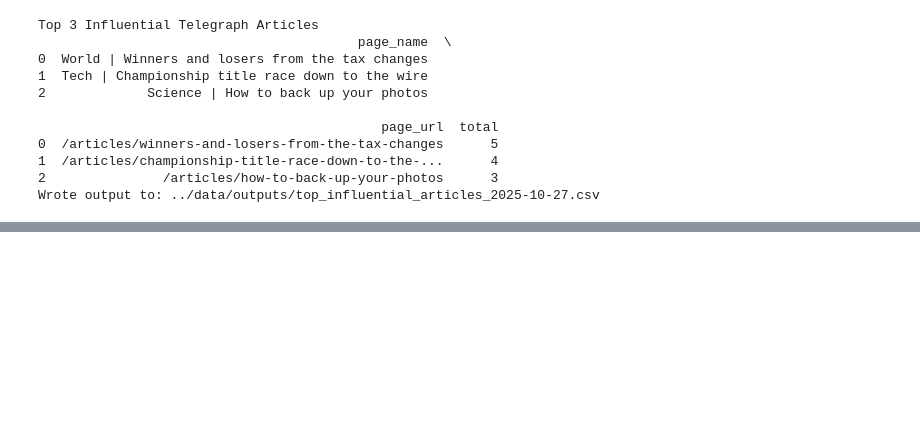
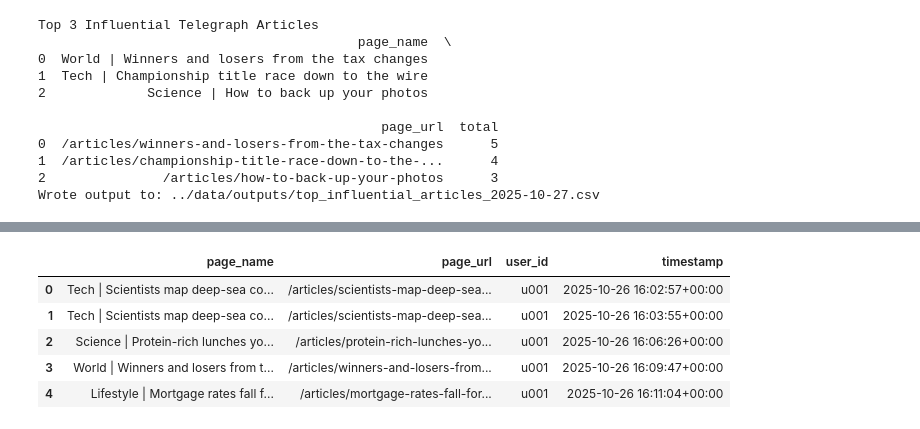
Before and after one commit to Pulkit12dhingra/Hitlog_Processing, a Jupyter notebook: notebooks/data_exploration.ipynb, the cells around one changed output, grey strips where cells are left out. Drawn from its saved outputs; the diff is of its cells as text; code cells hidden in the pictures; blank space fills up the shorter version.

```diff
--- a/notebooks/data_exploration.ipynb
+++ b/notebooks/data_exploration.ipynb
@@ -459,0 +489,12 @@ Wrote output to: ../data/outputs/top_influential_articles_2025-10-27.csv
+# %%
+# Normalize ordering
+df["timestamp"] = pd.to_datetime(df["timestamp"], utc=True)
+df = df.sort_values(["user_id", "timestamp"], kind="mergesort").reset_index(drop=True)
+df.head()
+# %% [output]
+|  | page_name | page_url | user_id | timestamp |
+| 0 | Tech | Scientists map deep-sea co... | /articles/scientists-map-deep-sea... | u001 | 2025-10-26 16:02:57+00:00 |
+| 1 | Tech | Scientists map deep-sea co... | /articles/scientists-map-deep-sea... | u001 | 2025-10-26 16:03:55+00:00 |
+| 2 | Science | Protein-rich lunches yo... | /articles/protein-rich-lunches-yo... | u001 | 2025-10-26 16:06:26+00:00 |
+| 3 | World | Winners and losers from t... | /articles/winners-and-losers-from... | u001 | 2025-10-26 16:09:47+00:00 |
+| 4 | Lifestyle | Mortgage rates fall f... | /articles/mortgage-rates-fall-for... | u001 | 2025-10-26 16:11:04+00:00 |
```
Also changed, not shown: parts of 24 cells of this notebook, 1 other file.
